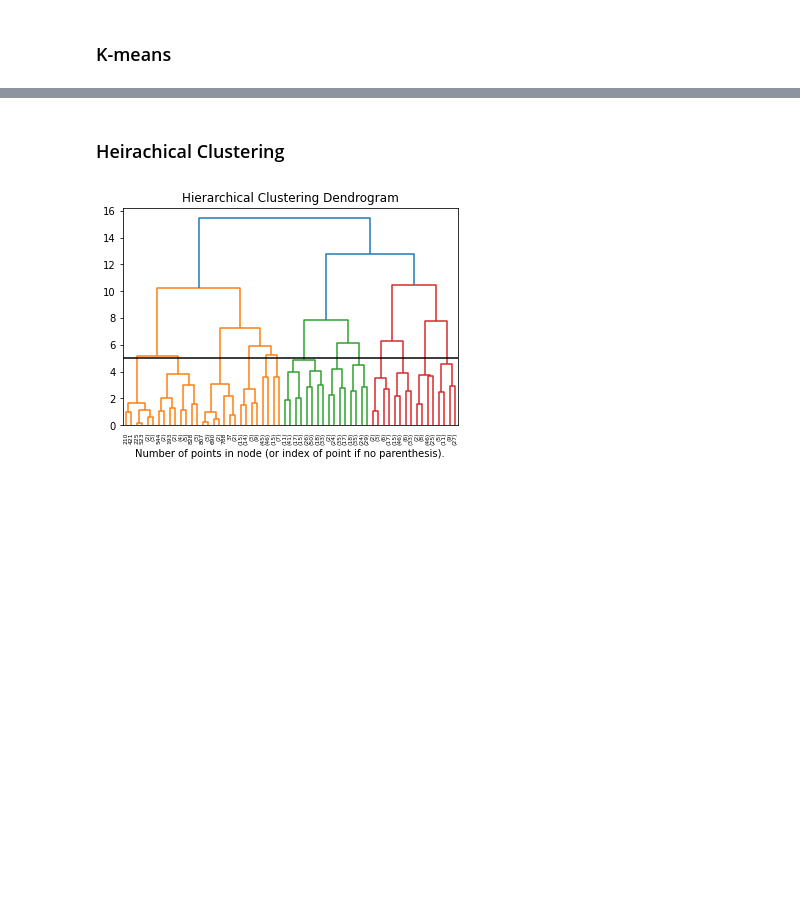
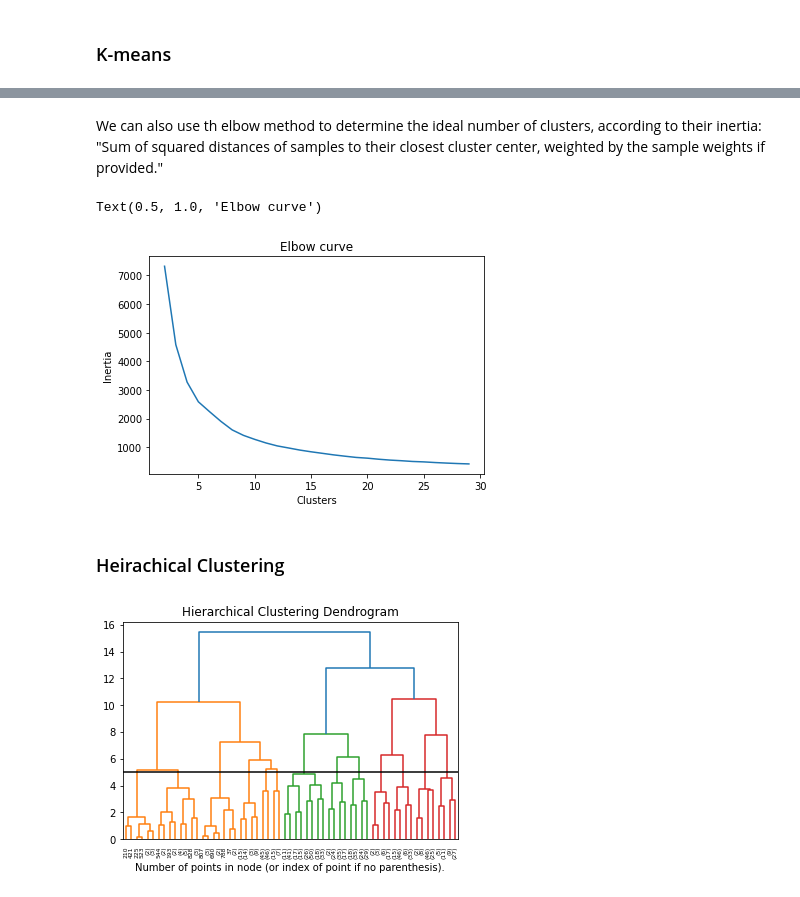
Before and after one commit to wyatt-ai/SportsAnalyticsConcordia, a Jupyter notebook: week-5.ipynb, the cells around one changed output, grey strips where cells are left out. Drawn from its saved outputs; the diff is of its cells as text; code cells hidden in the pictures; blank space fills up the shorter version.

```diff
--- a/week-5.ipynb
+++ b/week-5.ipynb
@@ -69,3 +82,24 @@ plt.show()
+# %% [markdown]
+We can also use th elbow method to determine the ideal number of clusters, according to their inertia:
+"Sum of squared distances of samples to their closest cluster center, weighted by the sample weights if provided."
+# %%
+from sklearn.cluster import KMeans
+from matplotlib import pyplot as plt
+
+distorsions = []
+for k in range(2, 30):
+    kmeans = KMeans(n_clusters=k)
+    kmeans.fit(x_y_bounces)
+    distorsions.append(kmeans.inertia_)
+
+fig = plt.figure()
+plt.xlabel("Clusters")
+plt.ylabel("Inertia")
+plt.plot(range(2, 30), distorsions)
+plt.title('Elbow curve')
+# %% [output]
+Text(0.5, 1.0, 'Elbow curve')
+[figure, added]
 # %% [markdown]
 ### Heirachical Clustering
 # %%
```
Also changed, not shown: parts of 5 cells of this notebook, 2 other files.
